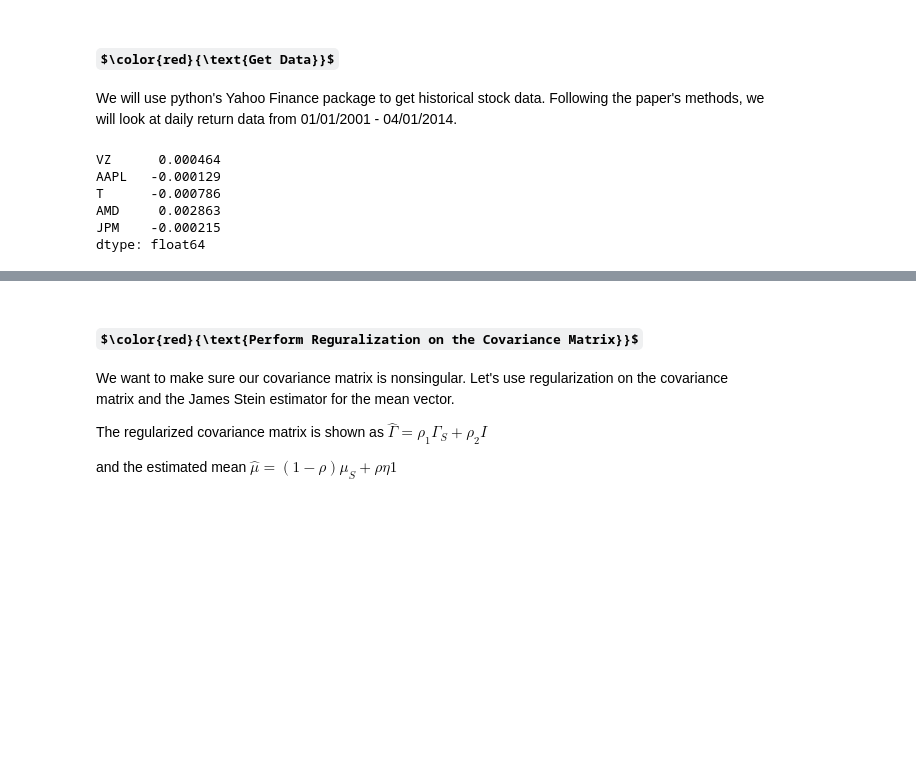
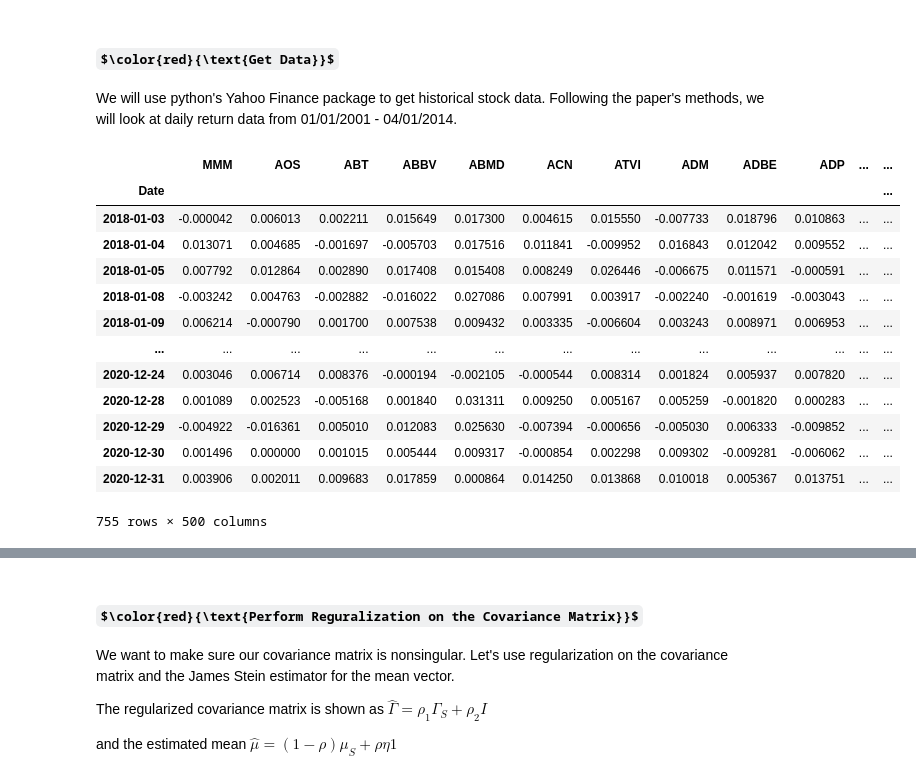
Before and after one commit to jasonbohne123/Split_Bregman_MPT, a Jupyter notebook: PortfolioOptimization.ipynb, the cells around one changed output, grey strips where cells are left out. Saved outputs shown, nothing was run; the diff lists cells and outputs as text; code cells hidden in the pictures; some formulas as TeX source; blank space fills up the shorter version.

```diff
--- a/PortfolioOptimization.ipynb
+++ b/PortfolioOptimization.ipynb
@@ -14,31 +14,68 @@ import numpy as np
 We will use python's Yahoo Finance package to get historical stock data. Following the paper's methods,
 we will look at daily return data from 01/01/2001 - 04/01/2014.
 # %%
+# OLD DATA
+
+# We will use the 13 week T bill as the risk free rate
+rf = 0.0178
+
+'''
 prices = pd.DataFrame()
 
 # For now, we are tracking these 5 positions
 positions = ['VZ', 'AAPL', 'T', 'AMD', 'JPM']
 startDate = datetime(2018, 1, 1)
 endDate = datetime(2019, 1, 1)
 
 for ticker in positions:
     temp = yf.Ticker(ticker).history(start = startDate, end = endDate)[['Close']]
     temp.rename(columns = {'Close': str(ticker)}, inplace = True)
     prices = pd.concat([prices, temp], axis = 1)
 
-# We will use the 13 week T bill as the risk free rate
-rf = 0.0178
-
 # Convert to percent change
 returns = prices.pct_change(1).iloc[1:, :]
 returns.mean()
+
+
+prices = pd.read_csv('equity_data_2021.csv')
+prices.set_index('Date', inplace = True)
+prices = prices.fillna(0)
+prices = prices.astype(int)
+
+returns = ((prices / prices.shift(1))-1)
+returns = returns.fillna(0)
+returns = returns.iloc[1:]
+'''
+
+equity_data=pd.read_csv('equity_data_2021.csv')
+equity_data.index=equity_data['Date']
+equity_data=equity_data.drop(columns=['Date'])
+
+returns=((equity_data/equity_data.shift(1))-1)
+returns=returns.fillna(0)
+returns=returns.iloc[1:]
+frac=0.75
+cutoff=np.floor(frac*len(returns.index)).astype(int)
+
+returns=returns.iloc[:cutoff]
+returns_test=returns.iloc[cutoff:]
+
+returns
 # %% [output]
+|  | MMM | AOS | ABT | ABBV | ABMD | ACN | ATVI | ADM | ADBE | ADP | ... | ... |
+| Date |  |  |  |  |  |  |  |  |  |  |  | ... |
+| 2018-01-03 | -0.000042 | 0.006013 | 0.002211 | 0.015649 | 0.017300 | 0.004615 | 0.015550 | -0.007733 | 0.018796 | 0.010863 | ... | ... |
+| 2018-01-04 | 0.013071 | 0.004685 | -0.001697 | -0.005703 | 0.017516 | 0.011841 | -0.009952 | 0.016843 | 0.012042 | 0.009552 | ... | ... |
+| 2018-01-05 | 0.007792 | 0.012864 | 0.002890 | 0.017408 | 0.015408 | 0.008249 | 0.026446 | -0.006675 | 0.011571 | -0.000591 | ... | ... |
+| 2018-01-08 | -0.003242 | 0.004763 | -0.002882 | -0.016022 | 0.027086 | 0.007991 | 0.003917 | -0.002240 | -0.001619 | -0.003043 | ... | ... |
+| 2018-01-09 | 0.006214 | -0.000790 | 0.001700 | 0.007538 | 0.009432 | 0.003335 | -0.006604 | 0.003243 | 0.008971 | 0.006953 | ... | ... |
+| ... | ... | ... | ... | ... | ... | ... | ... | ... | ... | ... | ... | ... |
+| 2020-12-24 | 0.003046 | 0.006714 | 0.008376 | -0.000194 | -0.002105 | -0.000544 | 0.008314 | 0.001824 | 0.005937 | 0.007820 | ... | ... |
+| 2020-12-28 | 0.001089 | 0.002523 | -0.005168 | 0.001840 | 0.031311 | 0.009250 | 0.005167 | 0.005259 | -0.001820 | 0.000283 | ... | ... |
+| 2020-12-29 | -0.004922 | -0.016361 | 0.005010 | 0.012083 | 0.025630 | -0.007394 | -0.000656 | -0.005030 | 0.006333 | -0.009852 | ... | ... |
+| 2020-12-30 | 0.001496 | 0.000000 | 0.001015 | 0.005444 | 0.009317 | -0.000854 | 0.002298 | 0.009302 | -0.009281 | -0.006062 | ... | ... |
+| 2020-12-31 | 0.003906 | 0.002011 | 0.009683 | 0.017859 | 0.000864 | 0.014250 | 0.013868 | 0.010018 | 0.005367 | 0.013751 | ... | ... |
-VZ      0.000464
-AAPL   -0.000129
-T      -0.000786
-AMD     0.002863
-JPM    -0.000215
-dtype: float64
+755 rows × 500 columns
 # %%
 plt.figure(figsize = (14, 7))
 for c in returns.columns.values:
```
Also changed, not shown: parts of 2 cells of this notebook.
